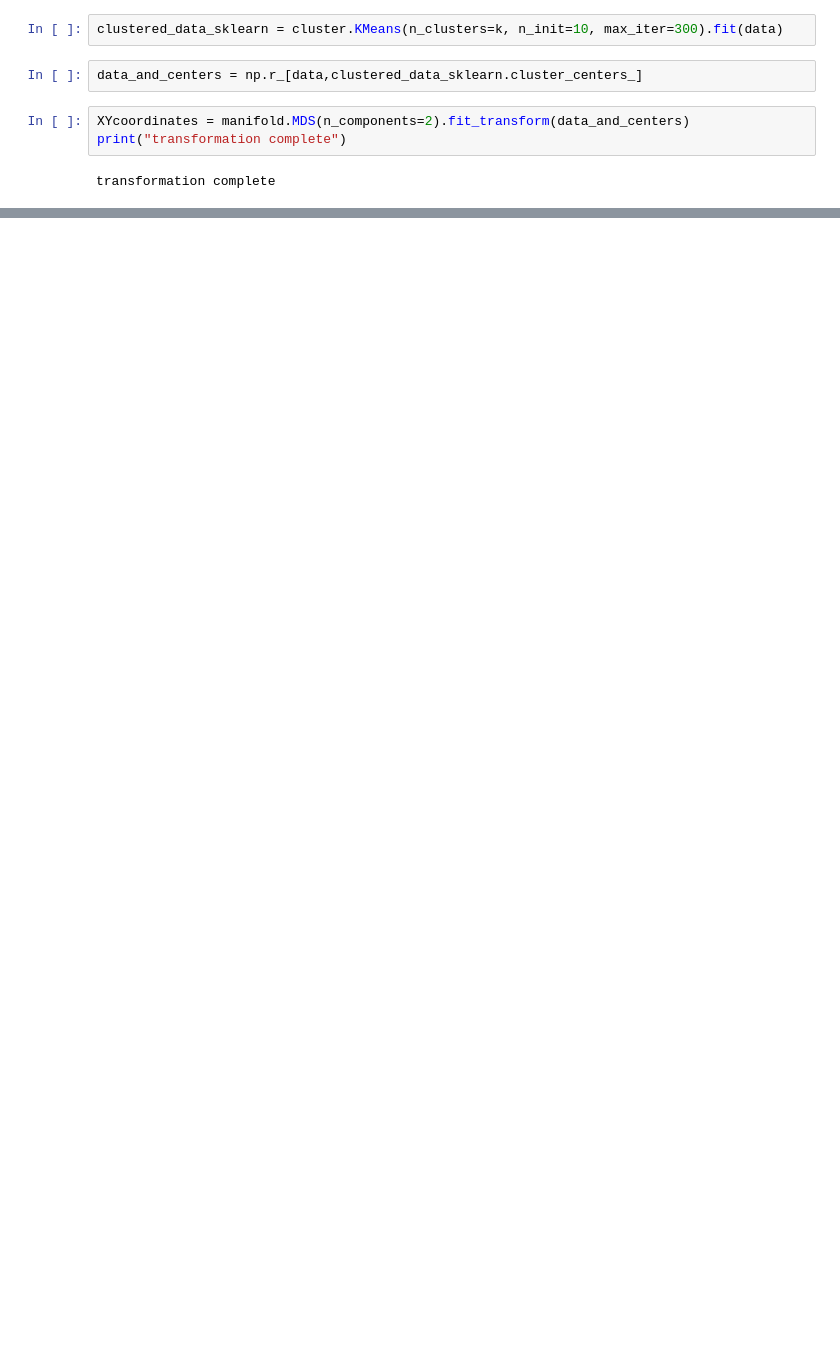
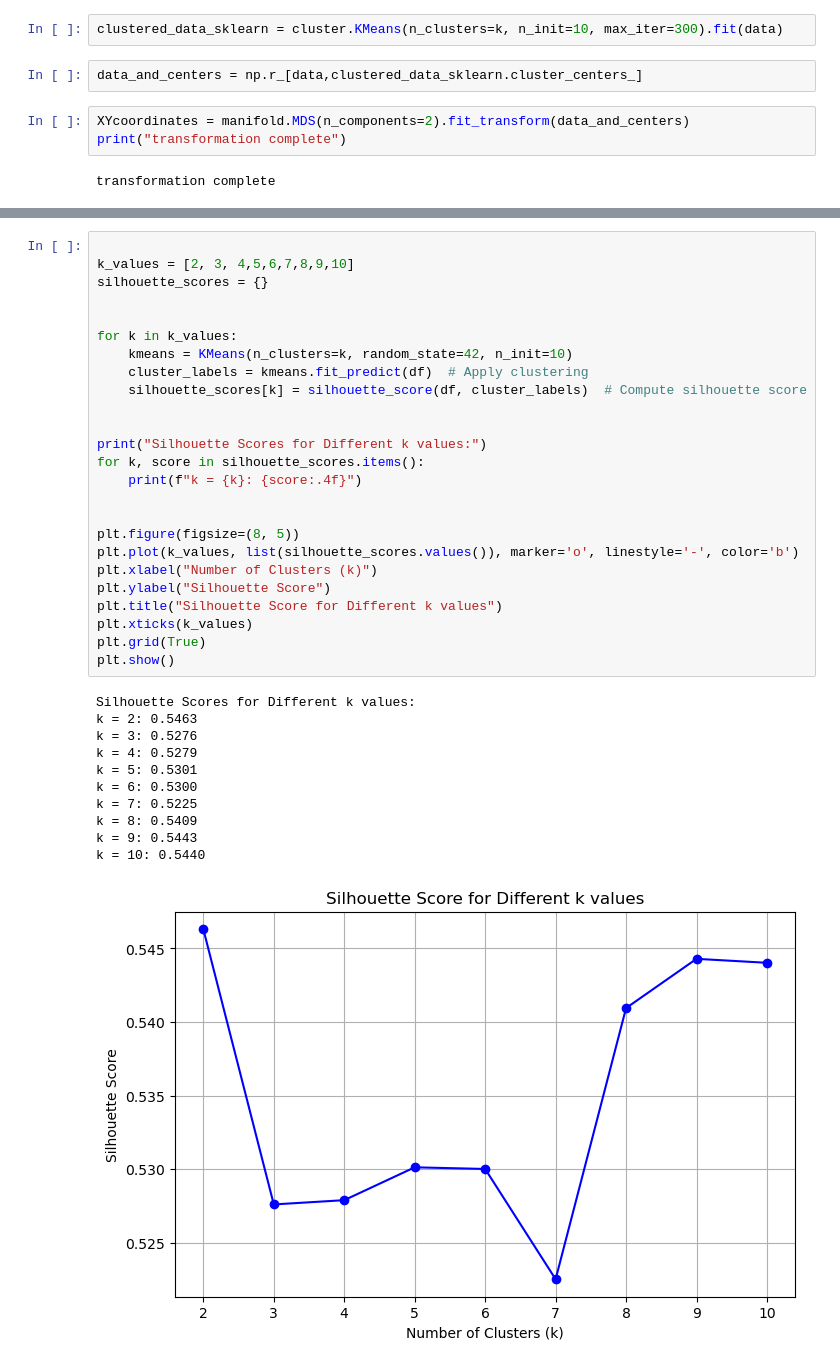
Before and after one commit to Shaneb7102/DataMiningAssignment, a Jupyter notebook: spotify_clustering.ipynb, the cells around one changed output, grey strips where cells are left out. Saved outputs shown, nothing was run; the diff lists cells and outputs as text; blank space fills up the shorter version.

```diff
--- a/spotify_clustering.ipynb
+++ b/spotify_clustering.ipynb
@@ -68,0 +134,37 @@ clustering_scatterplot(points=XYcoordinates[:-k,:],
+# %%
+
+k_values = [2, 3, 4,5,6,7,8,9,10]
+silhouette_scores = {}
+
+
+for k in k_values:
+    kmeans = KMeans(n_clusters=k, random_state=42, n_init=10)
+    cluster_labels = kmeans.fit_predict(df)  # Apply clustering
+    silhouette_scores[k] = silhouette_score(df, cluster_labels)  # Compute silhouette score
+
+
+print("Silhouette Scores for Different k values:")
+for k, score in silhouette_scores.items():
+    print(f"k = {k}: {score:.4f}")
+
+
+plt.figure(figsize=(8, 5))
+plt.plot(k_values, list(silhouette_scores.values()), marker='o', linestyle='-', color='b')
+plt.xlabel("Number of Clusters (k)")
+plt.ylabel("Silhouette Score")
+plt.title("Silhouette Score for Different k values")
+plt.xticks(k_values)
+plt.grid(True)
+plt.show()
+# %% [output]
+Silhouette Scores for Different k values:
+k = 2: 0.5463
+k = 3: 0.5276
+k = 4: 0.5279
+k = 5: 0.5301
+k = 6: 0.5300
+k = 7: 0.5225
+k = 8: 0.5409
+k = 9: 0.5443
+k = 10: 0.5440
+[figure, added]
```
Also changed, not shown: parts of 12 cells of this notebook.
